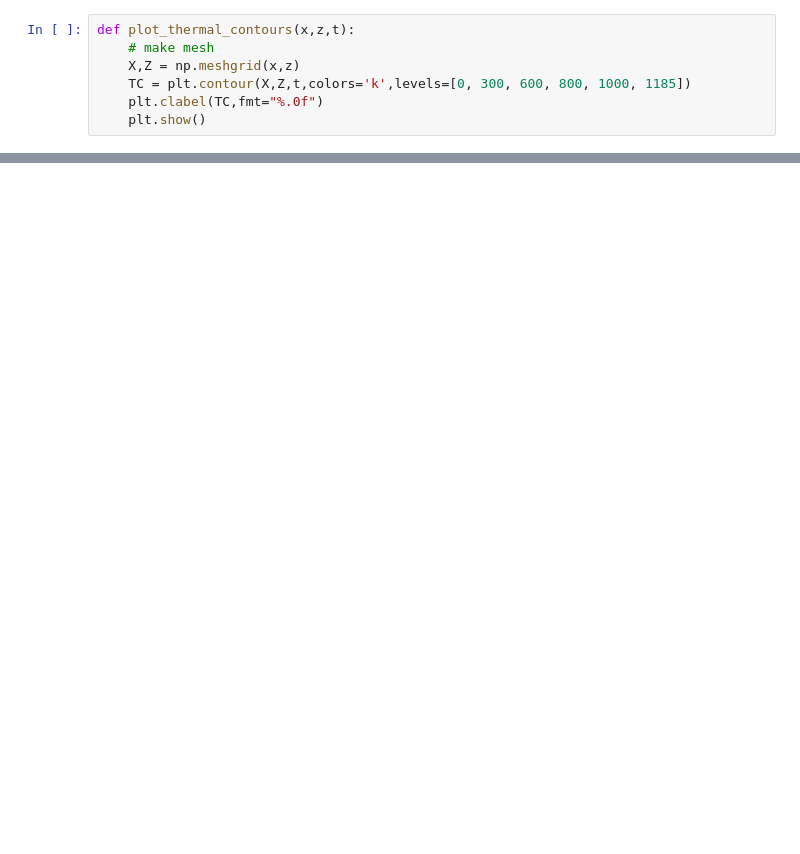
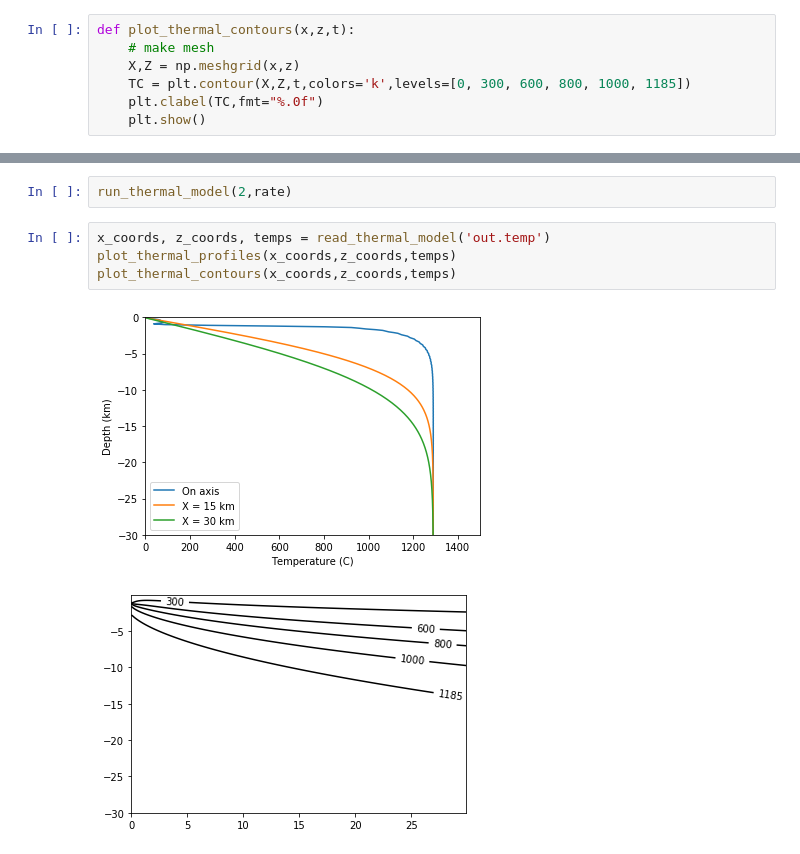
Before and after one commit to hughaharper/yield-strength-envelope, a Jupyter notebook: src/thermal/Thermal-models.ipynb, the cells around one changed output, grey strips where cells are left out. Cells and saved outputs as stored; diff of their text form; blank space fills up the shorter version.

```diff
--- a/src/thermal/Thermal-models.ipynb
+++ b/src/thermal/Thermal-models.ipynb
@@ -56,0 +57,9 @@ plt.show()
+# %%
+run_thermal_model(2,rate)
+# %%
+x_coords, z_coords, temps = read_thermal_model('out.temp')
+plot_thermal_profiles(x_coords,z_coords,temps)
+plot_thermal_contours(x_coords,z_coords,temps)
+# %% [output]
+[figure, added]
+[figure, added]
```
Also changed, not shown: parts of 5 cells of this notebook.
